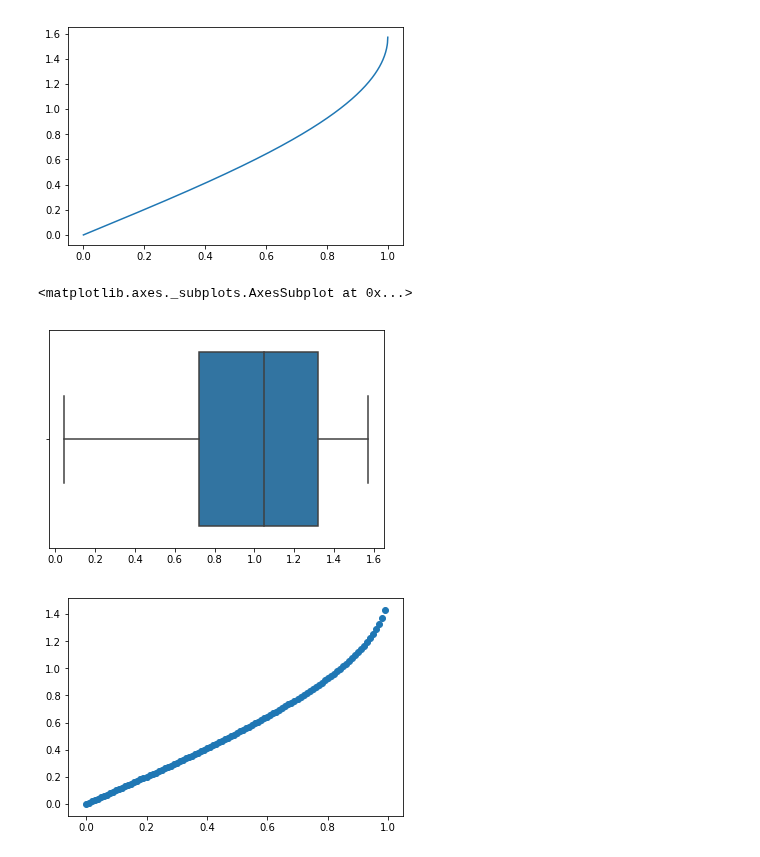
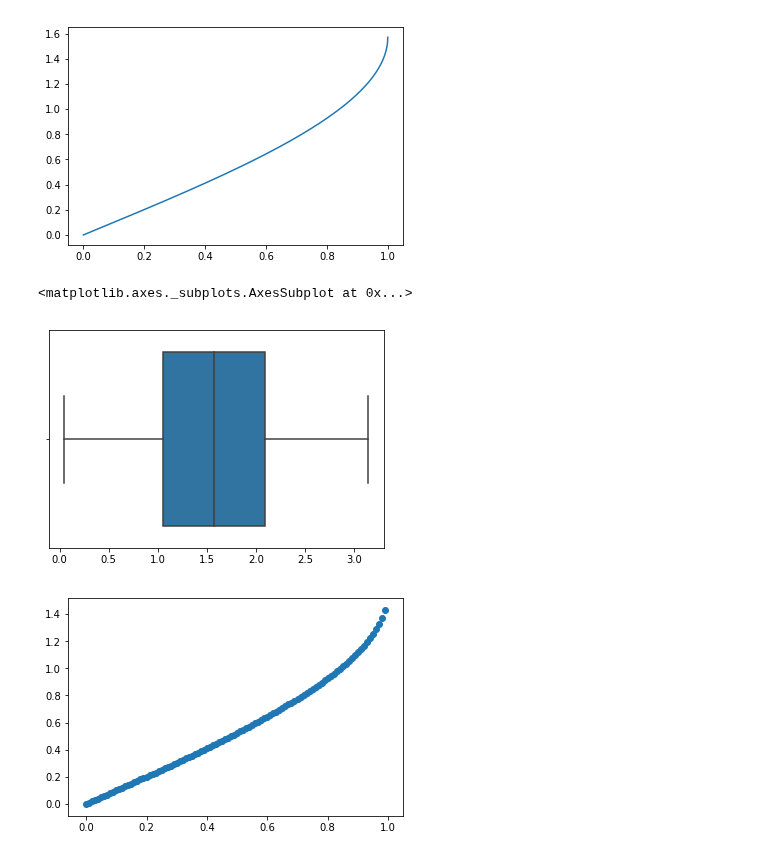
Before and after one commit to MarcSchneider71/dsc-1-09-13-normal-gaussian-distributions-lab-nyc-ds-career-012819, a Jupyter notebook: index.ipynb, the cells around one changed output. Drawn from its saved outputs; the diff is of its cells as text; code cells hidden in the pictures.

```diff
--- a/index.ipynb
+++ b/index.ipynb
@@ -92,10 +92,10 @@ import matplotlib.pyplot as plt
 # %%
 import seaborn as sns
 # %%
-sns.boxplot(np.arccos(np.arange(,1,.001)))
+sns.boxplot(np.arcs(np.arange(-1,1,.001)))
 # %% [output]
 <matplotlib.axes._subplots.AxesSubplot at 0x...>
-[figure, old version]
+[figure, new version]
 # %%
 plt.scatter(np.arange(0,1,.01),np.arcsin(np.arange(0,1,.01)));
 # %% [output]
```
